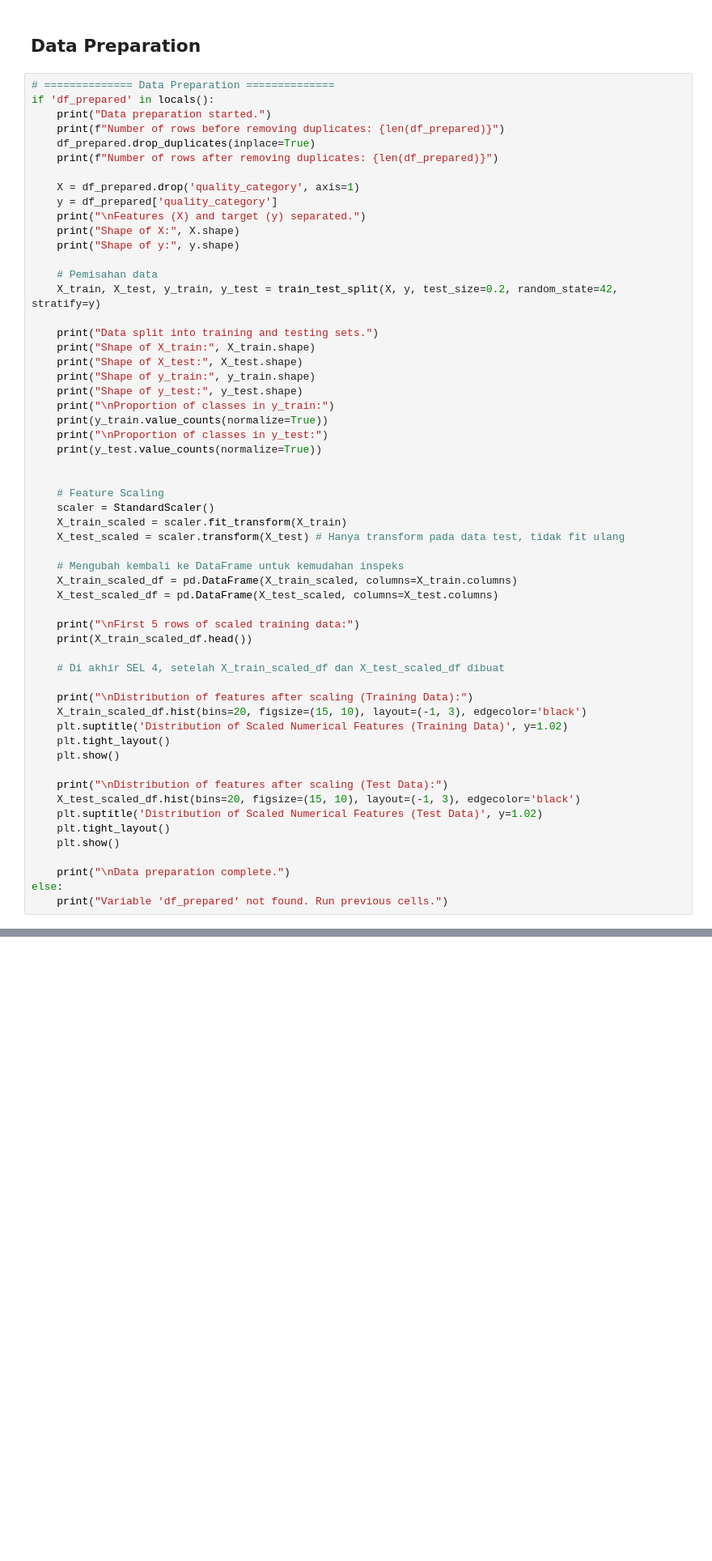
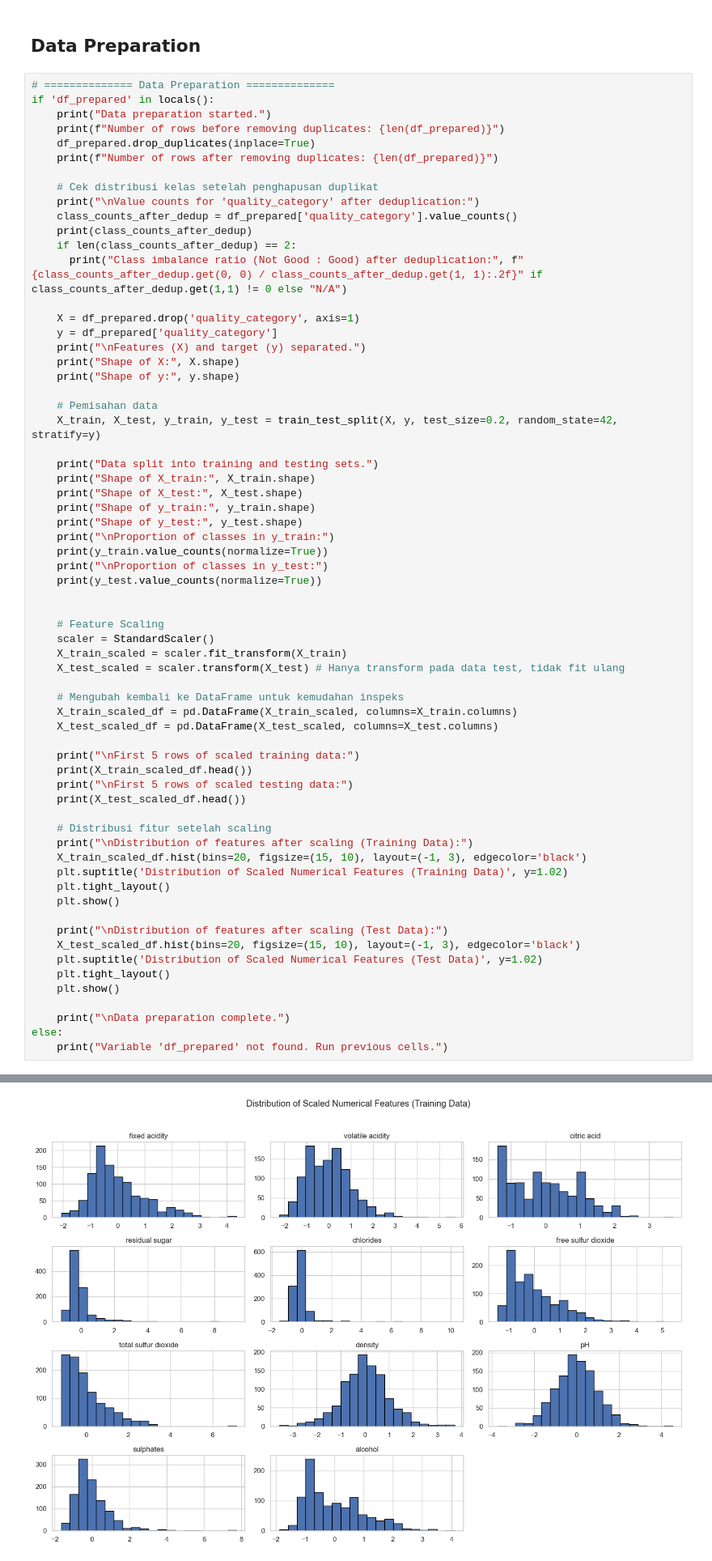
Before and after one commit to hasanfadhlillah/red-wine-quality-prediction, a Jupyter notebook: Notebook.ipynb, the cells around one changed output, grey strips where cells are left out. Shown: that part at 81% size. Cells and saved outputs as stored; diff of their text form; blank space fills up the shorter version.

```diff
--- a/Notebook.ipynb
+++ b/Notebook.ipynb
@@ -208,6 +192,13 @@ if 'df_prepared' in locals():
     print(f"Number of rows before removing duplicates: {len(df_prepared)}")
     df_prepared.drop_duplicates(inplace=True)
     print(f"Number of rows after removing duplicates: {len(df_prepared)}")
+
+    # Cek distribusi kelas setelah penghapusan duplikat
+    print("\nValue counts for 'quality_category' after deduplication:")
+    class_counts_after_dedup = df_prepared['quality_category'].value_counts()
+    print(class_counts_after_dedup)
+    if len(class_counts_after_dedup) == 2:
+      print("Class imbalance ratio (Not Good : Good) after deduplication:", f"{class_counts_after_dedup.get(0, 0) / class_counts_after_dedup.get(1, 1):.2f}" if class_counts_after_dedup.get(1,1) != 0 else "N/A")
 
     X = df_prepared.drop('quality_category', axis=1)
     y = df_prepared['quality_category']
@@ -240,9 +231,10 @@ if 'df_prepared' in locals():
 
     print("\nFirst 5 rows of scaled training data:")
     print(X_train_scaled_df.head())
+    print("\nFirst 5 rows of scaled testing data:")
+    print(X_test_scaled_df.head())
 
-    # Di akhir SEL 4, setelah X_train_scaled_df dan X_test_scaled_df dibuat
-
+    # Distribusi fitur setelah scaling
     print("\nDistribution of features after scaling (Training Data):")
     X_train_scaled_df.hist(bins=20, figsize=(15, 10), layout=(-1, 3), edgecolor='black')
     plt.suptitle('Distribution of Scaled Numerical Features (Training Data)', y=1.02)
@@ -278,0 +271 @@ Data preparation complete.
+[figure, added]
```
Also changed, not shown: parts of 8 cells of this notebook.
